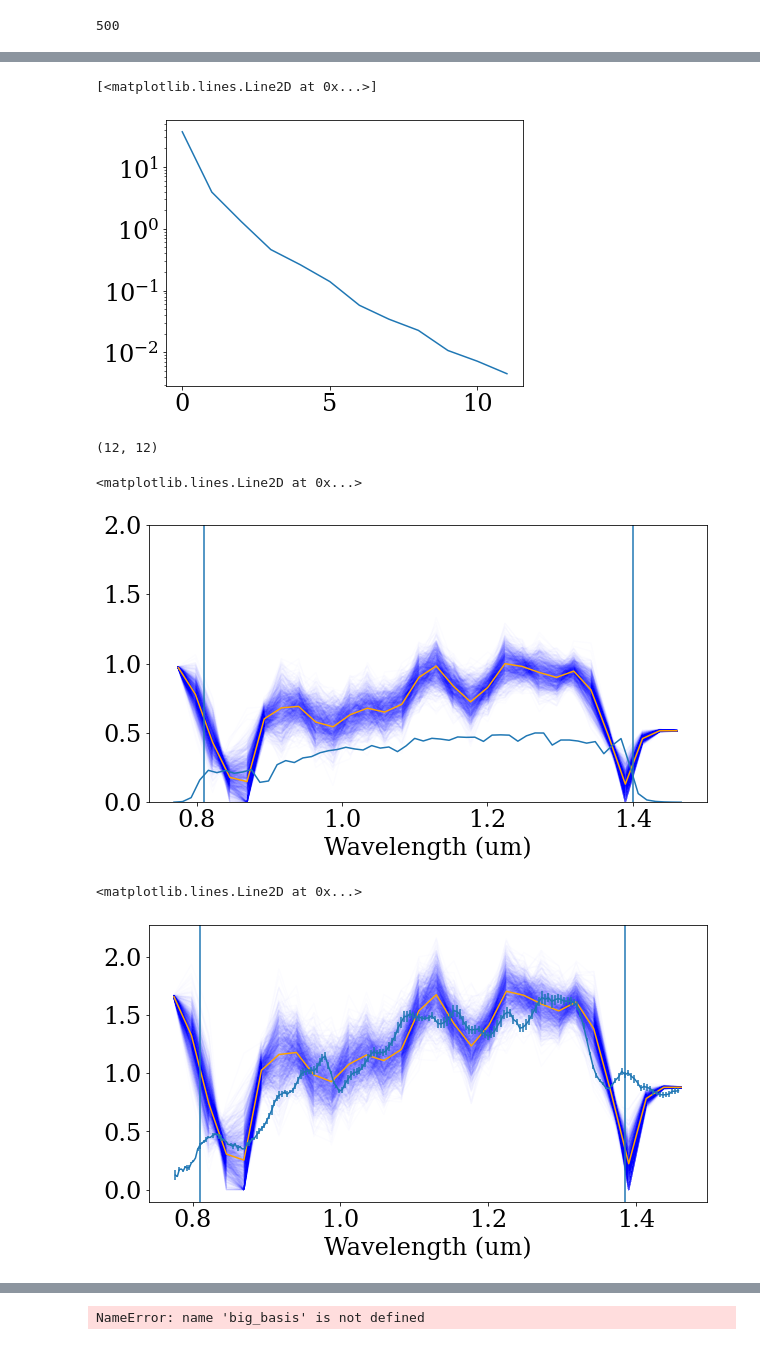
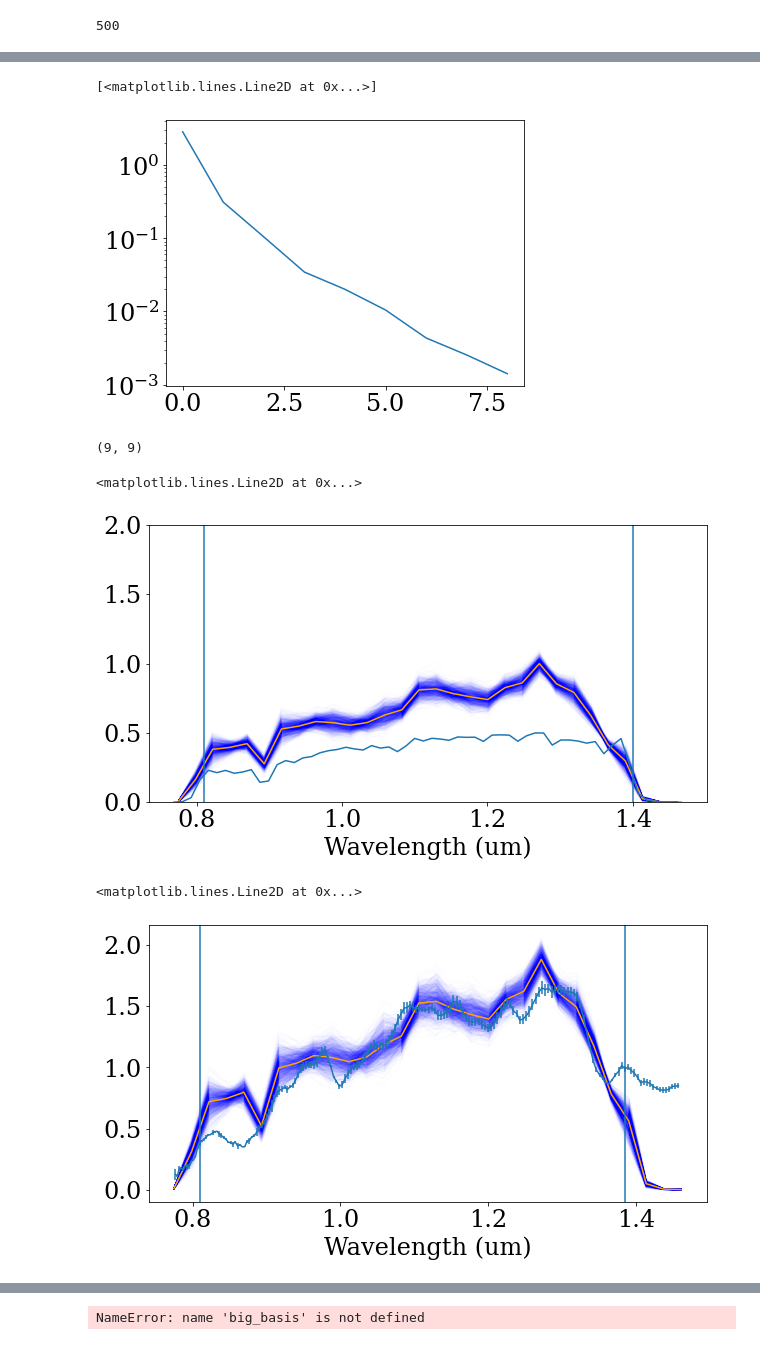
Before and after one commit to h-greer/hubble, a Jupyter notebook: notebooks/spectrum-bd.ipynb, the cells around one changed output, grey strips where cells are left out. Saved outputs shown, nothing was run; the diff lists cells and outputs as text; code cells hidden in the pictures.

```diff
--- a/notebooks/spectrum-bd.ipynb
+++ b/notebooks/spectrum-bd.ipynb
@@ -55,7 +54,7 @@ wid = 72
 oversample = 4
 
 nwavels = 30#13#6
-npoly=12
+npoly=10
 
 n_zernikes = 20
 
@@ -143,7 +146,7 @@ params = {
 
 for idx, exp in enumerate(exposures_single):
     params["positions"][exp.fit.get_key(exp, "positions")] = np.asarray([0.,0.])
-    params["spectrum"][exp.fit.get_key(exp, "spectrum")] = (np.zeros(npoly)).at[0].set((np.nansum(exp.data)/nwavels))#*0.6
+    params["spectrum"][exp.fit.get_key(exp, "spectrum")] = (np.zeros(npoly)).at[0].set((np.nansum(exp.data)/nwavels))/0.3#*0.6
     params["aberrations"][exp.fit.get_key(exp, "aberrations")] = np.zeros(n_zernikes)
     params["cold_mask_shift"][exp.fit.get_key(exp, "cold_mask_shift")] = np.asarray([6.,6.])
     params["cold_mask_rot"][exp.fit.get_key(exp, "cold_mask_rot")] = -45.
@@ -409,7 +408,7 @@ order = np.argsort(vals)[::-1]
 plt.semilogy(np.sort(np.real(vals))[::-1])
 # %% [output]
 [<matplotlib.lines.Line2D at 0x...>]
-[figure, old version]
+[figure, new version]
 # %%
 wavels, bandpass = calc_throughput("F110W", nwavels=nwavels*2)
 # %%
@@ -420,7 +419,7 @@ data = fits.getdata(fname, ext=0).astype(np.float32)
 # %%
 cov_f110w.shape
 # %% [output]
-(12, 12)
+(9, 9)
 # %%
 plt.figure(figsize=(10,5))
 
@@ -429,7 +428,7 @@ wv, filt = calc_throughput("F110W", nwavels=nwavels)
 
 spec = PreCombinedBasisSpectrum(wv, final_params.get("spectrum.U20581_F110W"), spectrum_basis)
 
-sp = spec.spec_weights()/spec.flux*spec.proper_flux()/(wv*1e6)
+sp = spec.spec_weights()/spec.flux/(wv*1e6)#*spec.proper_flux()/(wv*1e6)
 
 smax = np.max(sp)
 
@@ -440,7 +439,7 @@ plt.plot(wv*1e6, sp, color='orange')
 for i in range(1000):
     coeffs = numpy.random.multivariate_normal(final_params.get("spectrum.U20581_F110W"), (cov_f110w))
     spec = PreCombinedBasisSpectrum(wv, coeffs, spectrum_basis)
-    plt.plot(wv*1e6, spec.spec_weights()/spec.flux*spec.proper_flux()/(wv*1e6)/smax, color='b', alpha=0.01, zorder=0)
+    plt.plot(wv*1e6, spec.spec_weights()/spec.flux/(wv*1e6)/smax, color='b', alpha=0.01, zorder=0)
 
 
 wv_range = (data[0]*1e-6 > np.min(wv)) & (data[0]*1e-6 < np.max(wv))
@@ -453,39 +452,39 @@ plt.axvline(0.81)
 plt.axvline(1.4)
 # %% [output]
 <matplotlib.lines.Line2D at 0x...>
-[figure, old version]
+[figure, new version]
 # %%
 plt.figure(figsize=(10,5))
 
 wv, filt = calc_throughput("F110W", nwavels=nwavels)
 
 
 spec = PreCombinedBasisSpectrum(wv, final_params.get("spectrum.U20581_F110W"), spectrum_basis)
 
-sp = spec.spec_weights()/spec.flux*spec.proper_flux()/(wv*1e6)
+sp = spec.spec_weights()/spec.flux/(wv*1e6)
 
-smax = np.mean(sp)*0.87
+smax = np.mean(sp)*1.0
 
 sp = sp/smax
 
 plt.plot(wv*1e6, sp, color='orange')
 
 for i in range(1000):
     coeffs = numpy.random.multivariate_normal(final_params.get("spectrum.U20581_F110W"), (cov_f110w))
     spec = PreCombinedBasisSpectrum(wv, coeffs, spectrum_basis)
-    plt.plot(wv*1e6, spec.spec_weights()/spec.flux*spec.proper_flux()/(wv*1e6)/smax, color='b', alpha=0.01, zorder=0)
+    plt.plot(wv*1e6, spec.spec_weights()/spec.flux/(wv*1e6)/smax, color='b', alpha=0.01, zorder=0)
     # try 32nd and 68th percentile plot
 
 
 wv_range = (data[0]*1e-6 > np.min(wv)) & (data[0]*1e-6 < np.max(wv))
 plt.errorbar(data[0][wv_range], data[1][wv_range]/np.mean(data[1][wv_range]), data[2][wv_range]/np.mean(data[1][wv_range]))
 
 plt.xlabel("Wavelength (um)")
 plt.axvline(0.81)
 plt.axvline(1.385)
 # %% [output]
 <matplotlib.lines.Line2D at 0x...>
-[figure, old version]
+[figure, new version]
 # %%
 final_params.params
 # %% [output]
```
Also changed, not shown: parts of 23 cells of this notebook, 26 other files.
